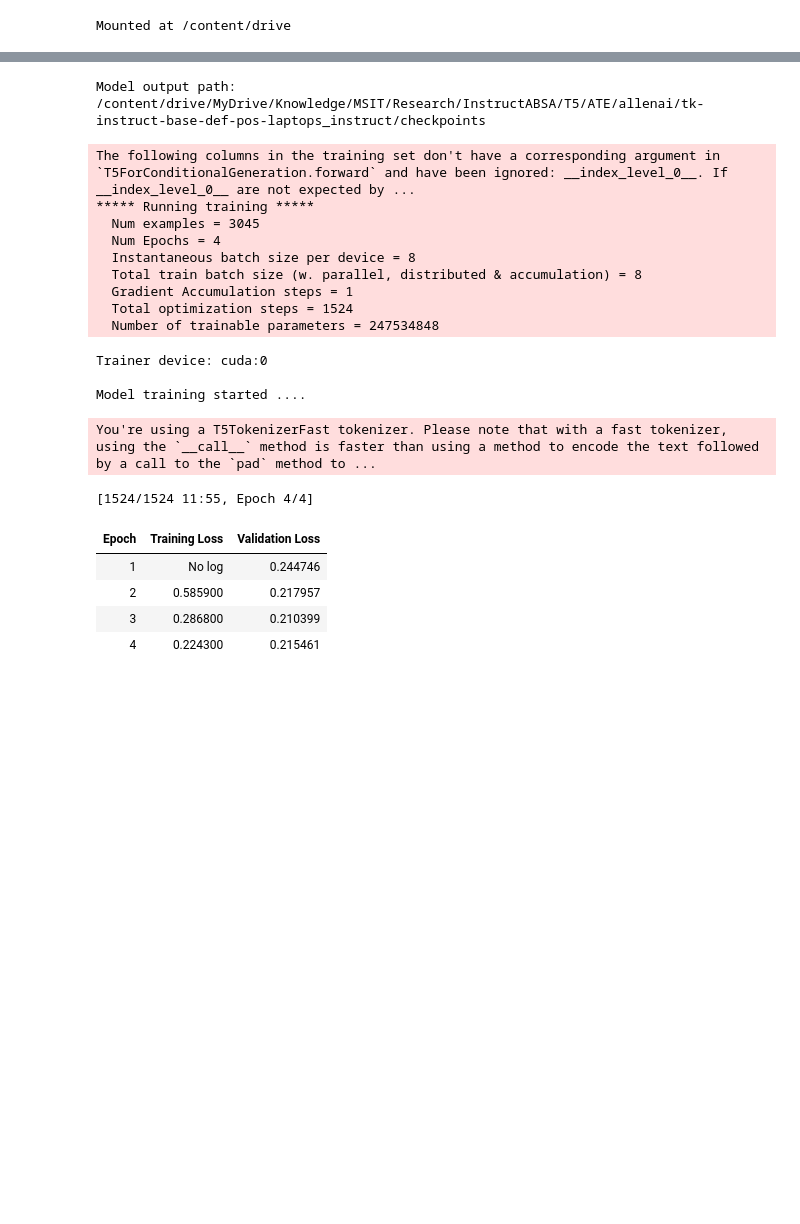
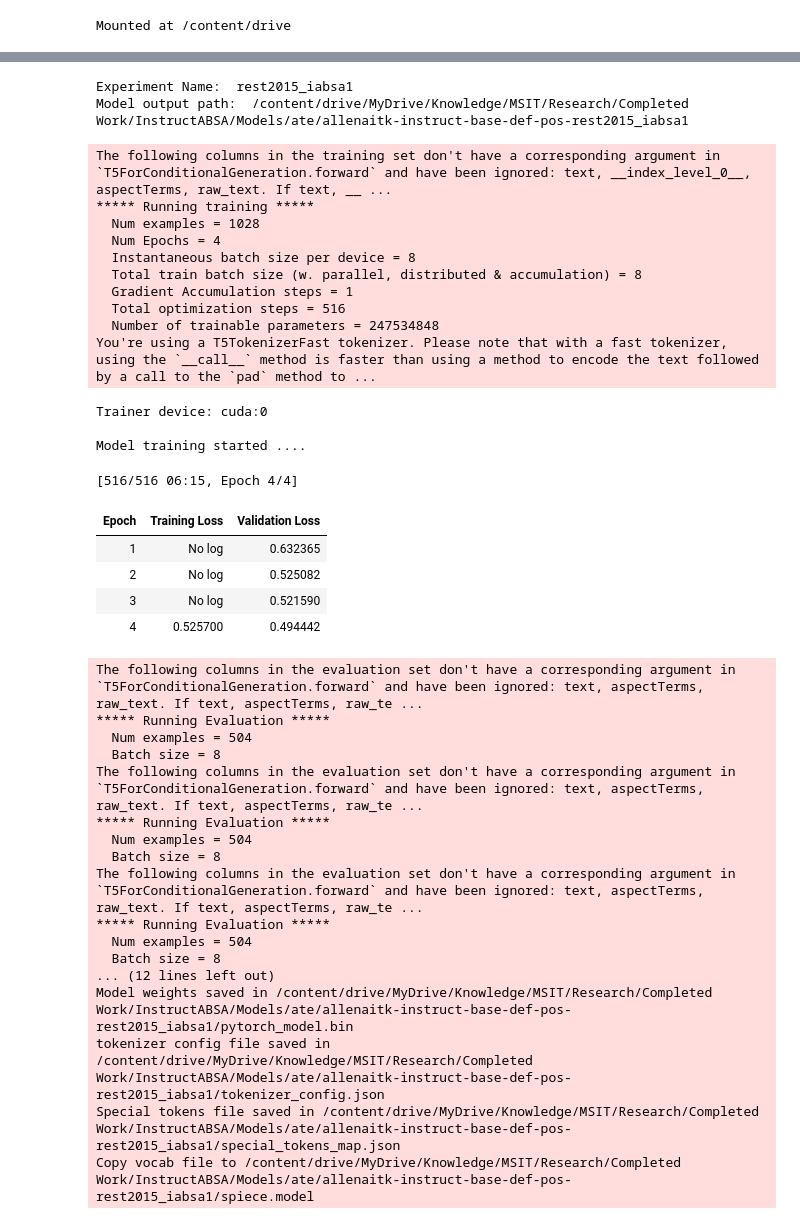
Before and after one commit to kevinscaria/InstructABSA, a Jupyter notebook: InstructABSA - ATE - Training.ipynb, the cells around one changed output, grey strips where cells are left out. Drawn from its saved outputs; the diff is of its cells as text; code cells hidden in the pictures; blank space fills up the shorter version.

```diff
--- a/InstructABSA - ATE - Training.ipynb
+++ b/InstructABSA - ATE - Training.ipynb
@@ -112,0 +51,16 @@ output: staff
+# %%
+# Load the data
+id_train_file_path = './Dataset/Restaurants_Train.csv'
+id_test_file_path = './Dataset/Restaurants_Test.csv'
+id_tr_df = pd.read_csv(id_train_file_path)
+id_te_df = pd.read_csv(id_test_file_path)
+
+# Get the input text into the required format using Instructions
+instruct_handler = InstructionsHandler()
+instruct_handler.load_instruction_set2()
+
+loader = DatasetLoader(id_tr_df, id_te_df)
+if loader.train_df_id is not None:
+    loader.train_df_id = loader.create_data_in_ate_format(loader.train_df_id, 'term', 'raw_text', 'aspectTerms', instruct_handler.ate['bos_instruct1'], instruct_handler.ate['eos_instruct'])
+if loader.test_df_id is not None:
+    loader.test_df_id = loader.create_data_in_ate_format(loader.test_df_id, 'term', 'raw_text', 'aspectTerms', instruct_handler.ate['bos_instruct1'], instruct_handler.ate['eos_instruct'])
@@ -113,23 +87,9 @@ output: staff
 # %%
-# Experimentation
-experiment_id = 'laptops'
-experiment_name = 'laptops_instruct'
-model_checkpoint = 'allenai/tk-instruct-base-def-pos'
+# Create T5 utils object
+t5_exp = T5Generator(model_checkpoint)
 
-# Create T5 utils object
-t5_exp = T5Generator(model_checkpoint, experiment_id, res_tr_df, res_te_df, lap_tr_df, lap_te_df)
-
-if IN_COLAB:
-    model_out_path = os.path.join(root_path, 'T5', 'ATE')
-else:
-    model_out_path = os.getcwd()
-
-model_out_path = os.path.join(model_out_path, f"{model_checkpoint}-{experiment_name}", "checkpoints")
-print('Model output path: ', model_out_path)
-
-
-# Tokenize Datasets
-id_dataset, ood_dataset, id_tokenized_dataset, ood_tokenized_dataset = t5_exp.set_data_for_training_semeval(experiment_id)
+# Tokenize Dataset
+id_ds, id_tokenized_ds, ood_ds, ood_tokenzed_ds = loader.set_data_for_training_semeval(t5_exp.tokenize_function_inputs)
 
 # Training arguments
 training_args = {
@@ -149,27 +109,45 @@ training_args = {
     'use_mps_device':use_mps
 }
 # %% [output]
-Model output path:  /content/drive/MyDrive/Knowledge/MSIT/Research/InstructABSA/T5/ATE/allenai/tk-instruct-base-def-pos-laptops_instruct/checkpoints
+Experiment Name:  rest2015_iabsa1
+Model output path:  /content/drive/MyDrive/Knowledge/MSIT/Research/Completed Work/InstructABSA/Models/ate/allenaitk-instruct-base-def-pos-rest2015_iabsa1
 # %%
 # Train model
-model_trainer = t5_exp.train(id_tokenized_dataset, **training_args)
+model_trainer = t5_exp.train(id_tokenized_ds, **training_args)
 # %% [output]
-The following columns in the training set don't have a corresponding argument in `T5ForConditionalGeneration.forward` and have been ignored: __index_level_0__. If __index_level_0__ are not expected by ...
+The following columns in the training set don't have a corresponding argument in `T5ForConditionalGeneration.forward` and have been ignored: text, __index_level_0__, aspectTerms, raw_text. If text, __ ...
 ***** Running training *****
-  Num examples = 3045
+  Num examples = 1028
   Num Epochs = 4
   Instantaneous batch size per device = 8
   Total train batch size (w. parallel, distributed & accumulation) = 8
   Gradient Accumulation steps = 1
-  Total optimization steps = 1524
+  Total optimization steps = 516
   Number of trainable parameters = 247534848
+You're using a T5TokenizerFast tokenizer. Please note that with a fast tokenizer, using the `__call__` method is faster than using a method to encode the text followed by a call to the `pad` method to ...
 Trainer device: cuda:0
 
 Model training started ....
-You're using a T5TokenizerFast tokenizer. Please note that with a fast tokenizer, using the `__call__` method is faster than using a method to encode the text followed by a call to the `pad` method to ...
+[516/516 06:15, Epoch 4/4]
+| Epoch | Training Loss | Validation Loss |
+| 1 | No log | 0.632365 |
+| 2 | No log | 0.525082 |
+| 3 | No log | 0.521590 |
+| 4 | 0.525700 | 0.494442 |
-[1524/1524 11:55, Epoch 4/4]
+The following columns in the evaluation set don't have a corresponding argument in `T5ForConditionalGeneration.forward` and have been ignored: text, aspectTerms, raw_text. If text, aspectTerms, raw_te ...
+***** Running Evaluation *****
+  Num examples = 504
+  Batch size = 8
+The following columns in the evaluation set don't have a corresponding argument in `T5ForConditionalGeneration.forward` and have been ignored: text, aspectTerms, raw_text. If text, aspectTerms, raw_te ...
+***** Running Evaluation *****
+  Num examples = 504
+  Batch size = 8
+The following columns in the evaluation set don't have a corresponding argument in `T5ForConditionalGeneration.forward` and have been ignored: text, aspectTerms, raw_text. If text, aspectTerms, raw_te ...
+***** Running Evaluation *****
+  Num examples = 504
+  Batch size = 8
+... (12 lines left out)
+Model weights saved in /content/drive/MyDrive/Knowledge/MSIT/Research/Completed Work/InstructABSA/Models/ate/allenaitk-instruct-base-def-pos-rest2015_iabsa1/pytorch_model.bin
+tokenizer config file saved in /content/drive/MyDrive/Knowledge/MSIT/Research/Completed Work/InstructABSA/Models/ate/allenaitk-instruct-base-def-pos-rest2015_iabsa1/tokenizer_config.json
+Special tokens file saved in /content/drive/MyDrive/Knowledge/MSIT/Research/Completed Work/InstructABSA/Models/ate/allenaitk-instruct-base-def-pos-rest2015_iabsa1/special_tokens_map.json
+Copy vocab file to /content/drive/MyDrive/Knowledge/MSIT/Research/Completed Work/InstructABSA/Models/ate/allenaitk-instruct-base-def-pos-rest2015_iabsa1/spiece.model
-| Epoch | Training Loss | Validation Loss |
-| 1 | No log | 0.244746 |
-| 2 | 0.585900 | 0.217957 |
-| 3 | 0.286800 | 0.210399 |
-| 4 | 0.224300 | 0.215461 |
```
Also changed, not shown: parts of 11 cells of this notebook.
